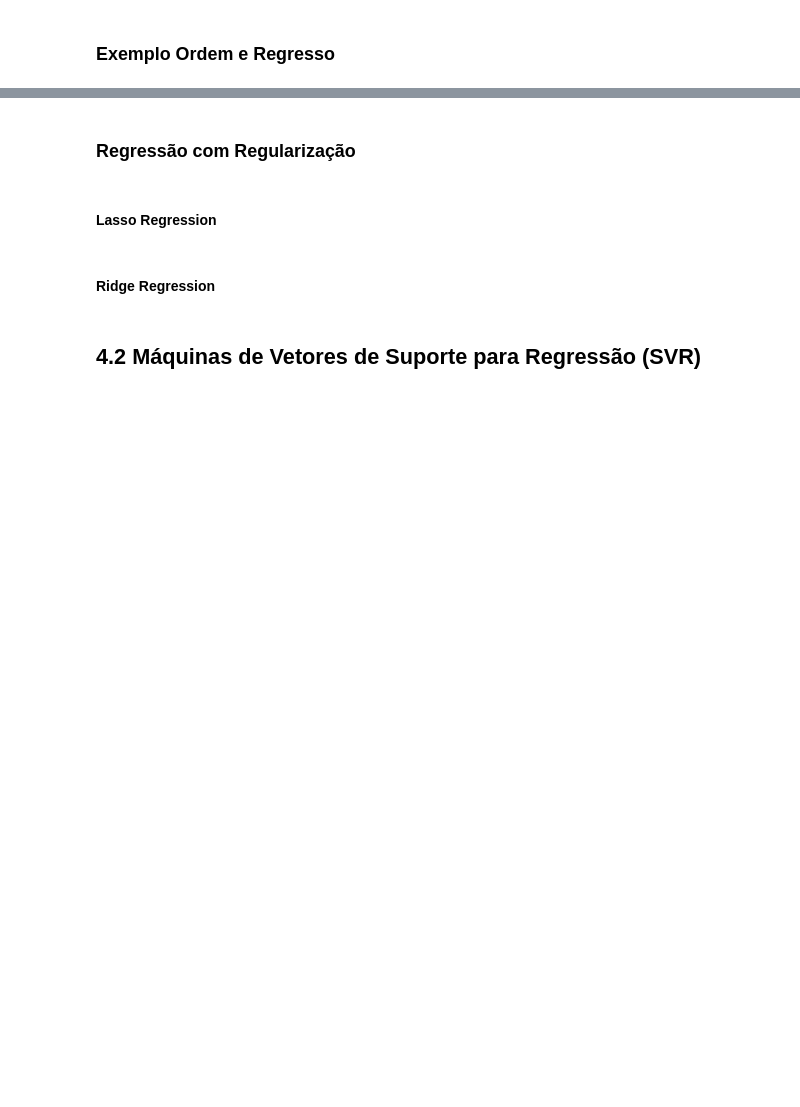
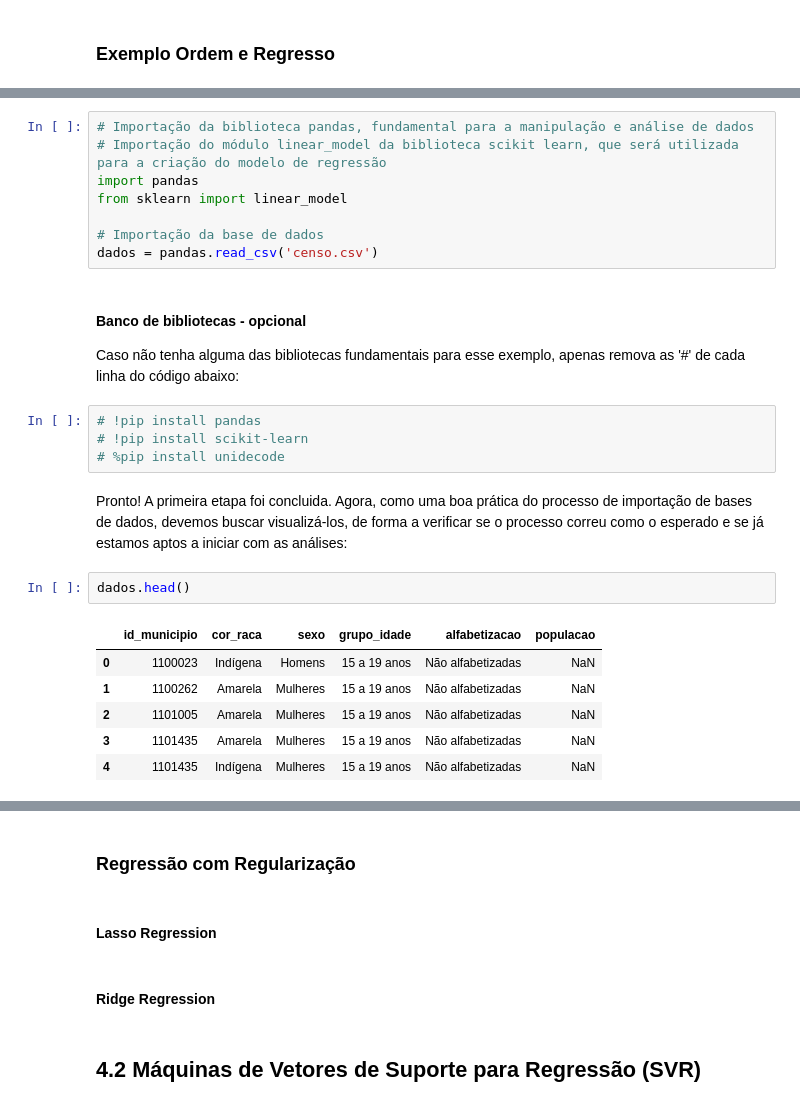
Before and after one commit to GB-Navarro/case-ia-fea-dev, a Jupyter notebook: case_ia.ipynb, the cells around one changed output, grey strips where cells are left out. Drawn from its saved outputs; the diff is of its cells as text; blank space fills up the shorter version.

Commit message:
Finalização do exemplo sobre regressão múltipla
Atualização do case, com alguns refinamentos na parte de regressão linear, e criação de um exemplo (sujeito a alterações) sobre regressão múltipla

```diff
--- a/case_ia.ipynb
+++ b/case_ia.ipynb
@@ -460,0 +468,27 @@ Como forma de melhor ilustrar uma regressão em python, traremos agora um exempl
+# %%
+# Importação da biblioteca pandas, fundamental para a manipulação e análise de dados
+# Importação do módulo linear_model da biblioteca scikit learn, que será utilizada para a criação do modelo de regressão
+import pandas
+from sklearn import linear_model
+
+# Importação da base de dados
+dados = pandas.read_csv('censo.csv')
+# %% [markdown]
+#### Banco de bibliotecas - opcional
+
+Caso não tenha alguma das bibliotecas fundamentais para esse exemplo, apenas remova as '#' de cada linha do código abaixo:
+# %%
+# !pip install pandas
+# !pip install scikit-learn
+# %pip install unidecode
+# %% [markdown]
+Pronto! A primeira etapa foi concluida. Agora, como uma boa prática do processo de importação de bases de dados, devemos buscar visualizá-los, de forma a verificar se o processo correu como o esperado e se já estamos aptos a iniciar com as análises:
+# %%
+dados.head()
+# %% [output]
+|  | id_municipio | cor_raca | sexo | grupo_idade | alfabetizacao | populacao |
+| 0 | 1100023 | Indígena | Homens | 15 a 19 anos | Não alfabetizadas | NaN |
+| 1 | 1100262 | Amarela | Mulheres | 15 a 19 anos | Não alfabetizadas | NaN |
+| 2 | 1101005 | Amarela | Mulheres | 15 a 19 anos | Não alfabetizadas | NaN |
+| 3 | 1101435 | Amarela | Mulheres | 15 a 19 anos | Não alfabetizadas | NaN |
+| 4 | 1101435 | Indígena | Mulheres | 15 a 19 anos | Não alfabetizadas | NaN |
```
Also changed, not shown: parts of 12 cells of this notebook, 1 other file.
